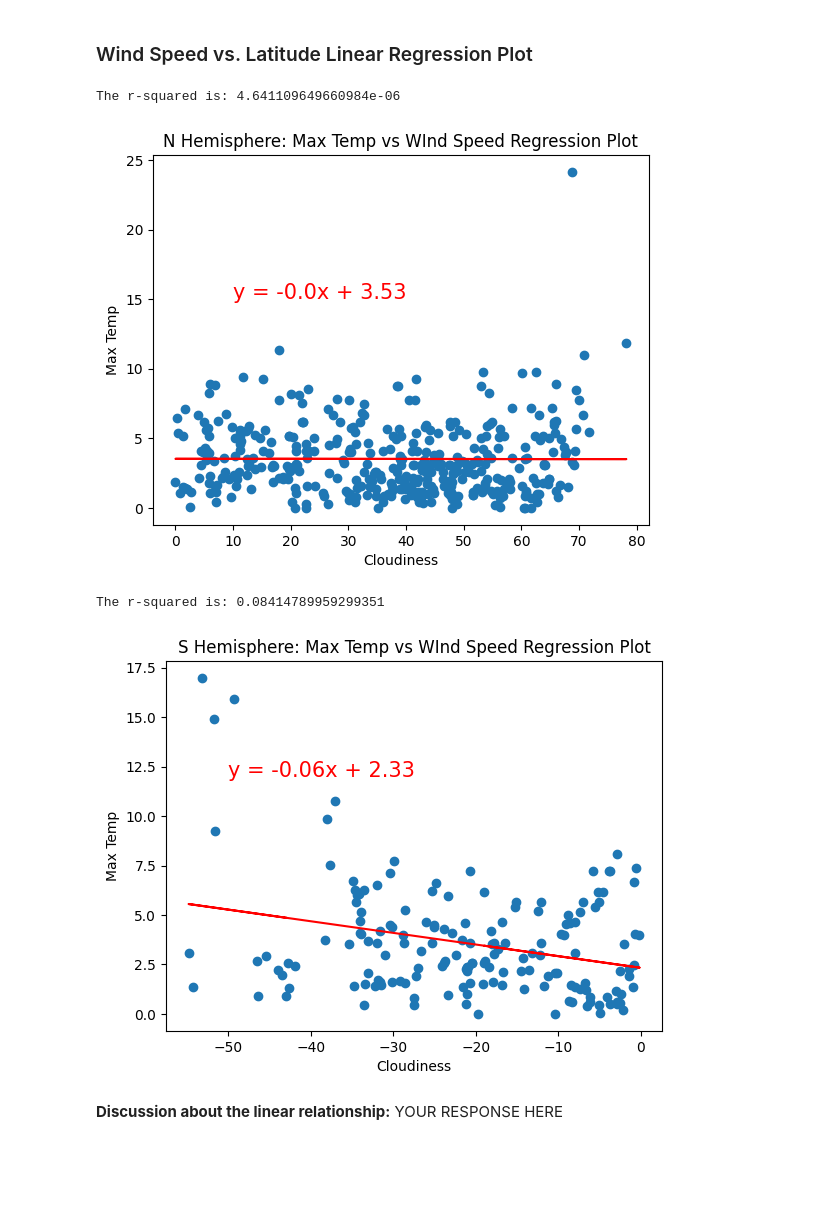
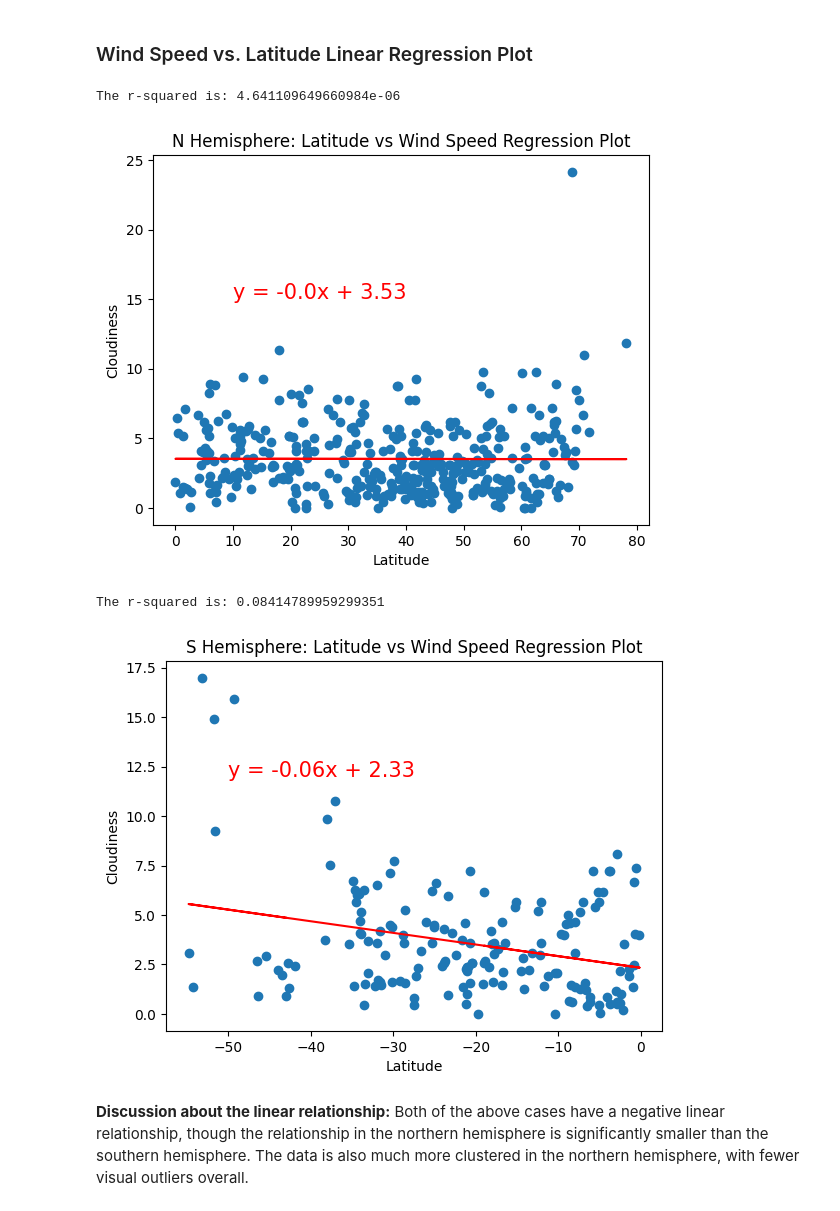
Before and after one commit to Ray-Marshal/python-api-challenge, a Jupyter notebook: Starter_Code/starter_code/Final_WeatherPy.ipynb, the cells around one changed output. Saved outputs shown, nothing was run; the diff lists cells and outputs as text; code cells hidden in the pictures; blank space fills up the shorter version.

```diff
--- a/Starter_Code/starter_code/Final_WeatherPy.ipynb
+++ b/Starter_Code/starter_code/Final_WeatherPy.ipynb
@@ -403,26 +406,27 @@ The r-squared is: 0.04767696199942079
 # %%
 # Northern Hemisphere
 regression_plot(northern_hemi_df["Lat"],
                 northern_hemi_df["Wind Speed"],
-                "N Hemisphere: Max Temp vs WInd Speed Regression Plot",
+                "N Hemisphere: Latitude vs Wind Speed Regression Plot",
+                "Latitude",
                 "Cloudiness",
-                "Max Temp",
                 (60, 4),
                 (10, 15))
 # %% [output]
 The r-squared is: 4.641109649660984e-06
-[figure, old version]
+[figure, new version]
 # %%
 # Southern Hemisphere
 regression_plot(southern_hemi_df["Lat"],
                 southern_hemi_df["Wind Speed"],
-                "S Hemisphere: Max Temp vs WInd Speed Regression Plot",
+                "S Hemisphere: Latitude vs Wind Speed Regression Plot",
+                "Latitude",
                 "Cloudiness",
-                "Max Temp",
                 (-20, 4),
                 (-50, 12))
 # %% [output]
 The r-squared is: 0.08414789959299351
-[figure, old version]
+[figure, new version]
-# %% [markdown]
-**Discussion about the linear relationship:** YOUR RESPONSE HERE
+# %% [markdown]
+**Discussion about the linear relationship:**
+Both of the above cases have a negative linear relationship, though the relationship in the northern hemisphere is significantly smaller than the southern hemisphere. The data is also much more clustered in the northern hemisphere, with fewer visual outliers overall.
```
Also changed, not shown: parts of 10 cells of this notebook.
